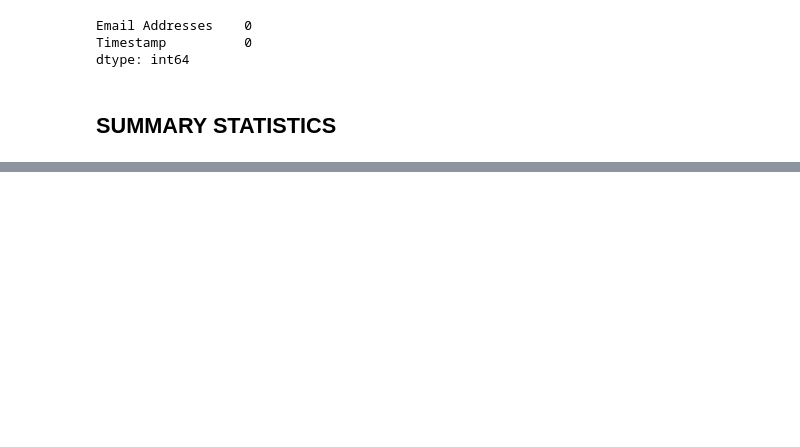
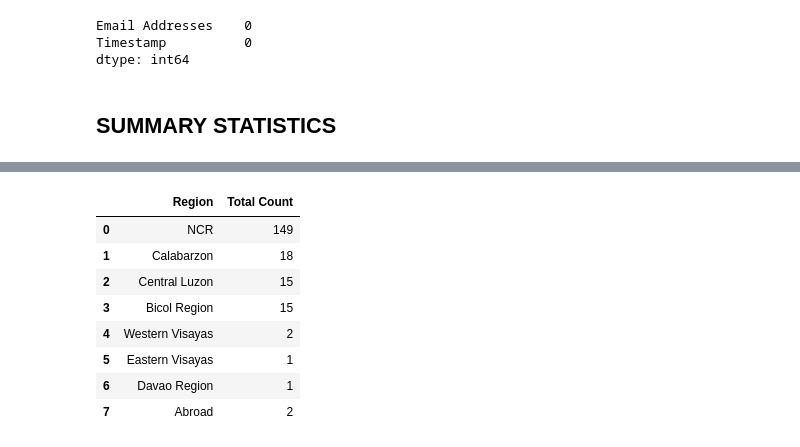
Before and after one commit to dlsucomet/aWit-trial, a Jupyter notebook: legit/CROWDSOURCE/crowdsource_EDA.ipynb, the cells around one changed output, grey strips where cells are left out. Drawn from its saved outputs; the diff is of its cells as text; code cells hidden in the pictures; blank space fills up the shorter version.

```diff
--- a/legit/CROWDSOURCE/crowdsource_EDA.ipynb
+++ b/legit/CROWDSOURCE/crowdsource_EDA.ipynb
@@ -1083,0 +1079,75 @@ crowdsource_pd_final
+# %%
+# regex through all rows for each region
+ncr_cnt = 0
+calabarzon_cnt = 0
+cenluz_cnt = 0
+bicol_cnt = 0
+wvis_cnt = 0
+evis_cnt = 0
+davao_cnt = 0
+abroad_cnt = 0
+
+participant = 0
+while participant != 200:
+    temp_text = musicBg["Current Residence"][participant]
+    for ctr in range(8):
+        if ctr == 0:
+            pattern = r'(Quezon|QUEZON|Qc)|(Pasay)|(Makati|makati)|(San Juan)|(Las Piñas|Las Pinas)|(Parañaque|Paranaque)|(NCR)|(Caloocan)|(Mandaluyong)|(Pasig)|(Muntinlupa)|(Malabon)|(Taguig)|(Valenzuela)|(Manila|manila|Pateros|Malate)'
+        elif ctr == 1:
+            pattern = r'(Cavite|Bacoor)|(Laguna)|(Rizal)|(Batangas)'
+        elif ctr == 2:
+            pattern = r'(Bataan)|(Bulacan)|(Nueva Ecija)|(Tarlac)'
+        elif ctr == 3:
+            pattern = r'(Naga City)|(Camarines Sur)|(Albay)'
+        elif ctr == 4:
+            pattern = r'(Iloilo)'
+        elif ctr == 5:
+            pattern = r'(Samar)'
+        elif ctr == 6:
+            pattern = r'(Davao)'
+        else:
+            pattern = r'(Berkeley)|(Singapore)'
+
+        ans = re.search(pattern, temp_text)
+
+        if ctr == 0:
+            if ans != None:
+                ncr_cnt += 1
+        elif ctr == 1:
+            if ans != None:
+                calabarzon_cnt += 1
+        elif ctr == 2:
+            if ans != None:
+                cenluz_cnt += 1
+        elif ctr == 3:
+            if ans != None:
+                bicol_cnt += 1
+        elif ctr == 4:
+            if ans != None:
+                wvis_cnt += 1
+        elif ctr == 5:
+            if ans != None:
+                evis_cnt += 1
+        elif ctr == 6:
+            if ans != None:
+                davao_cnt += 1
+        else:
+            if ans != None:
+                abroad_cnt += 1
+
+    participant += 1
+
+currentRes = {'Region':["NCR","Calabarzon","Central Luzon","Bicol Region", "Western Visayas", "Eastern Visayas", "Davao Region", "Abroad"],
+              'Total Count':[ncr_cnt, calabarzon_cnt, cenluz_cnt, bicol_cnt, wvis_cnt, evis_cnt, davao_cnt, abroad_cnt]}
+currentRes_pd = pd.DataFrame(currentRes)
+currentRes_pd
+# %% [output]
+|  | Region | Total Count |
+| 0 | NCR | 149 |
+| 1 | Calabarzon | 18 |
+| 2 | Central Luzon | 15 |
+| 3 | Bicol Region | 15 |
+| 4 | Western Visayas | 2 |
+| 5 | Eastern Visayas | 1 |
+| 6 | Davao Region | 1 |
+| 7 | Abroad | 2 |
```
Also changed, not shown: parts of 16 cells of this notebook, 1 other file.
